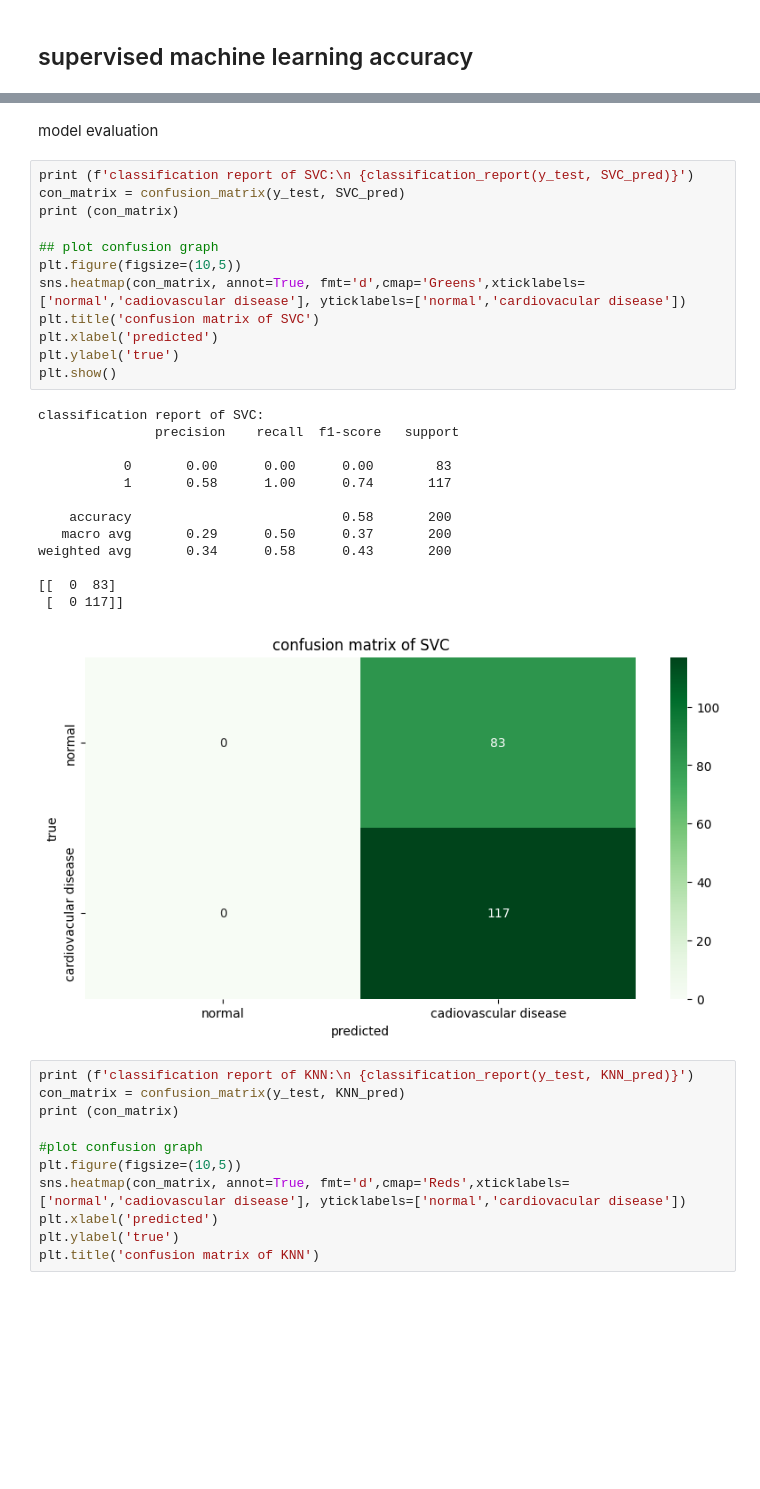
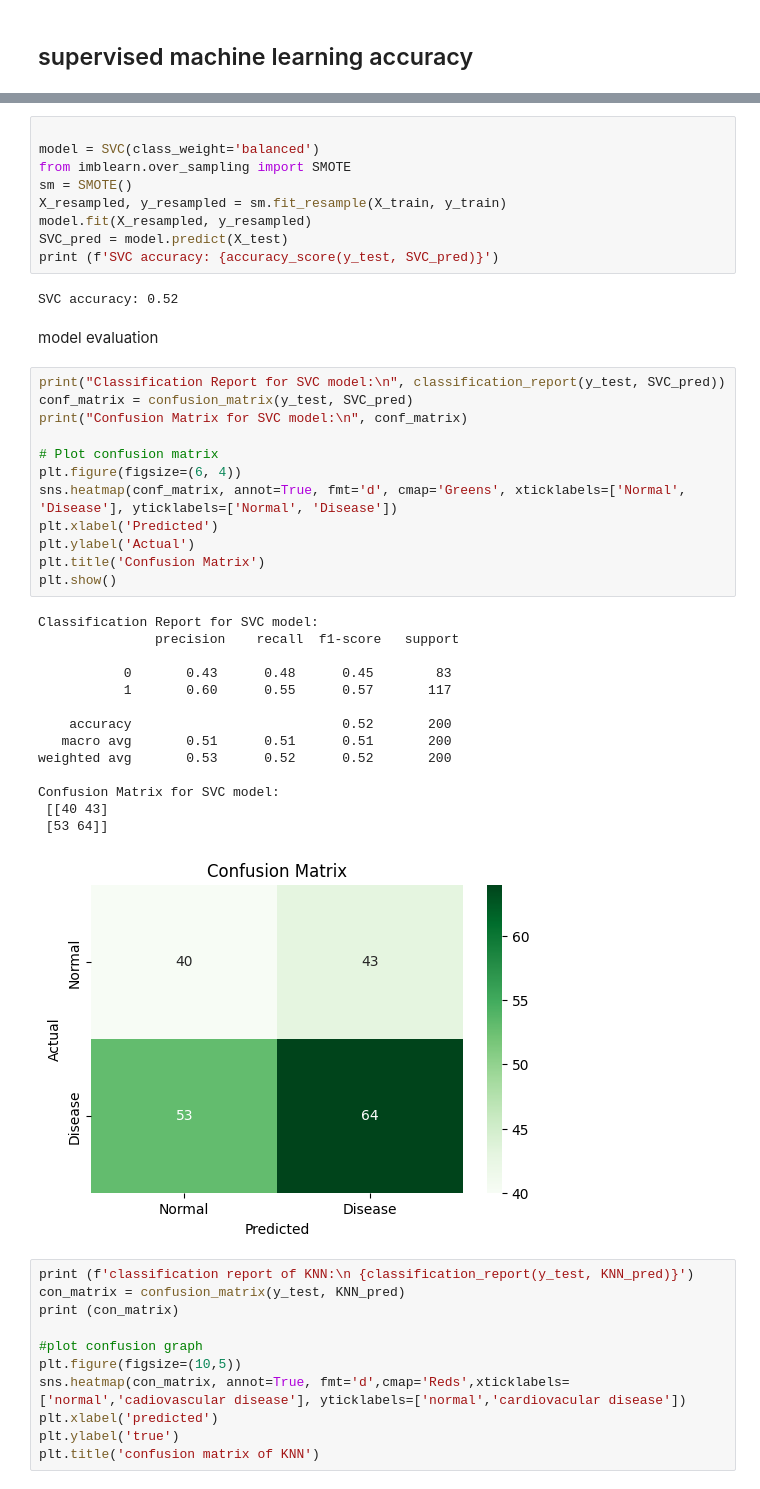
Before and after one commit to Teegee2000/cardiovascular-disease-predictions-leveraging-supervised-and-ensemble-machine-learning-models, a Jupyter notebook: cardiovascular_disease.ipynb, the cells around one changed output, grey strips where cells are left out. Cells and saved outputs as stored; diff of their text form; blank space fills up the shorter version.

```diff
--- a/cardiovascular_disease.ipynb
+++ b/cardiovascular_disease.ipynb
@@ -302,31 +309,43 @@ LOG accuracy: 0.675
+# %%
+
+model = SVC(class_weight='balanced')
+from imblearn.over_sampling import SMOTE
+sm = SMOTE()
+X_resampled, y_resampled = sm.fit_resample(X_train, y_train)
+model.fit(X_resampled, y_resampled)
+SVC_pred = model.predict(X_test)
+print (f'SVC accuracy: {accuracy_score(y_test, SVC_pred)}')
+# %% [output]
+SVC accuracy: 0.52
 # %% [markdown]
 model evaluation
 # %%
-print (f'classification report of SVC:\n {classification_report(y_test, SVC_pred)}')
-con_matrix = confusion_matrix(y_test, SVC_pred)
-print (con_matrix)
+print("Classification Report for SVC model:\n", classification_report(y_test, SVC_pred))
+conf_matrix = confusion_matrix(y_test, SVC_pred)
+print("Confusion Matrix for SVC model:\n", conf_matrix)
 
-## plot confusion graph
-plt.figure(figsize=(10,5))
-sns.heatmap(con_matrix, annot=True, fmt='d',cmap='Greens',xticklabels=['normal','cadiovascular disease'], yticklabels=['normal','cardiovacular disease'])
-plt.title('confusion matrix of SVC')
-plt.xlabel('predicted')
-plt.ylabel('true')
+# Plot confusion matrix
+plt.figure(figsize=(6, 4))
+sns.heatmap(conf_matrix, annot=True, fmt='d', cmap='Greens', xticklabels=['Normal', 'Disease'], yticklabels=['Normal', 'Disease'])
+plt.xlabel('Predicted')
+plt.ylabel('Actual')
+plt.title('Confusion Matrix')
 plt.show()
 # %% [output]
-classification report of SVC:
+Classification Report for SVC model:
                precision    recall  f1-score   support
 
-           0       0.00      0.00      0.00        83
-           1       0.58      1.00      0.74       117
+           0       0.43      0.48      0.45        83
+           1       0.60      0.55      0.57       117
 
-    accuracy                           0.58       200
-   macro avg       0.29      0.50      0.37       200
-weighted avg       0.34      0.58      0.43       200
+    accuracy                           0.52       200
+   macro avg       0.51      0.51      0.51       200
+weighted avg       0.53      0.52      0.52       200
 
-[[  0  83]
- [  0 117]]
+Confusion Matrix for SVC model:
+ [[40 43]
+ [53 64]]
-[figure, old version]
+[figure, new version]
 # %%
 print (f'classification report of KNN:\n {classification_report(y_test, KNN_pred)}')
 con_matrix = confusion_matrix(y_test, KNN_pred)
```
Also changed, not shown: parts of 8 cells of this notebook.
